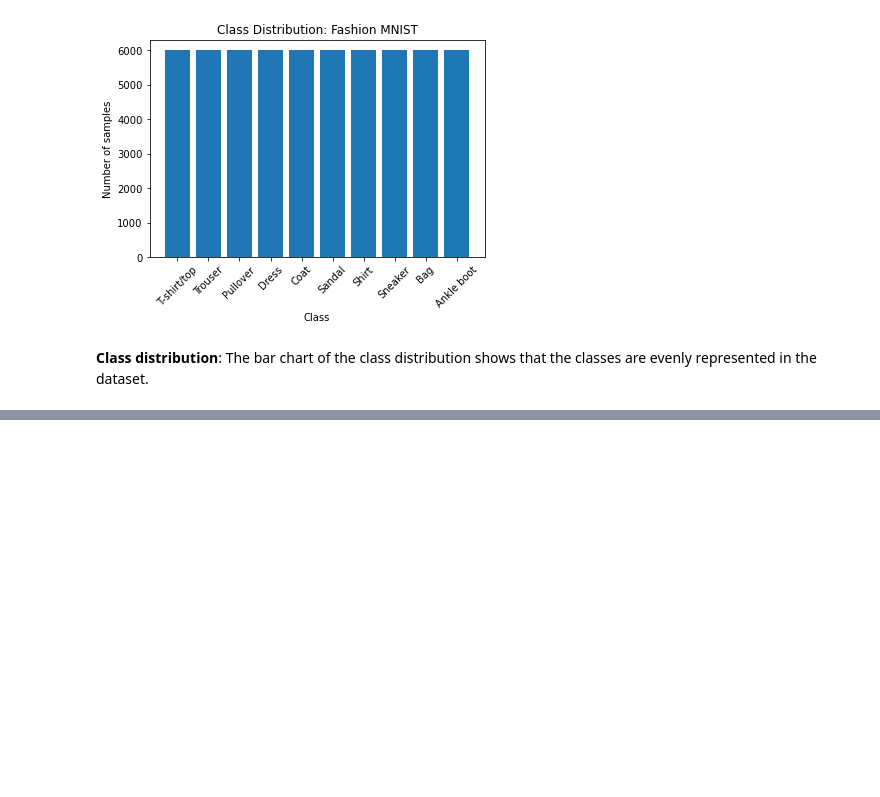
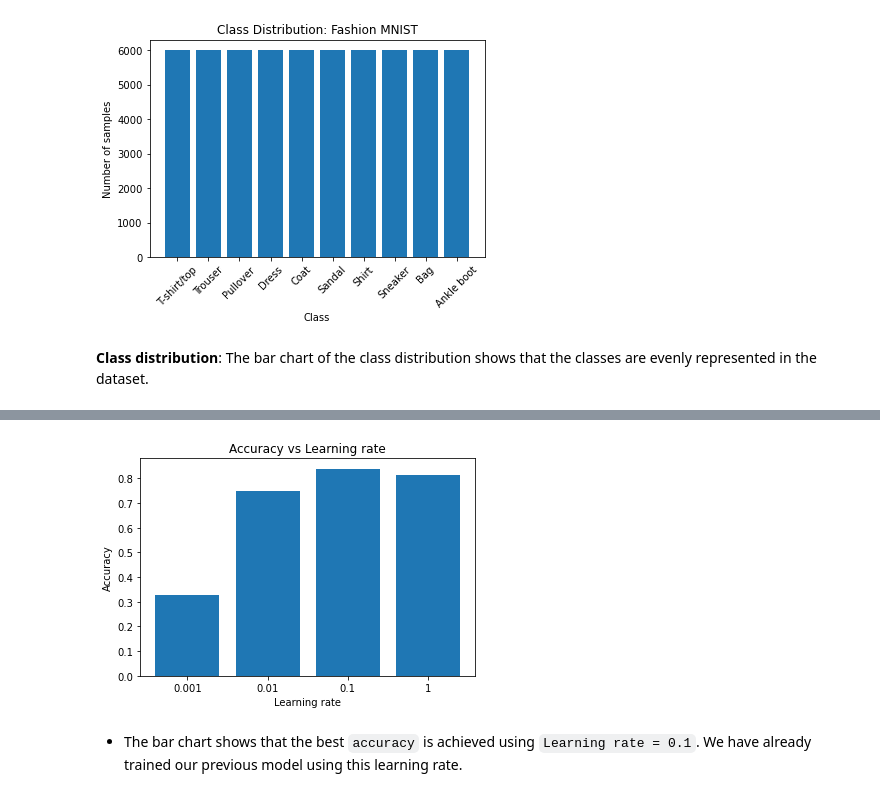
Before and after one commit to kashifliaqat/Data_Science_and_Machine-Learning, a Jupyter notebook: Supervised_Learning/5_Deep_Neural_Network/deep_nn_scratch.ipynb, the cells around one changed output, grey strips where cells are left out. Drawn from its saved outputs; the diff is of its cells as text; code cells hidden in the pictures; blank space fills up the shorter version.

```diff
--- a/Supervised_Learning/5_Deep_Neural_Network/deep_nn_scratch.ipynb
+++ b/Supervised_Learning/5_Deep_Neural_Network/deep_nn_scratch.ipynb
@@ -294,0 +469,11 @@ sum([int(net.predict(x) == y) for x, y in zip(flat_test_X, test_y)])/len(onehot_
+# %%
+# the following code runs the network for different learning rates and calculates accuracy.
+lr_values = [0.001, 0.01, 0.1, 1]  # different values of learning rate to try
+accuracy_values = []  # to store the accuracy for each learning rate value
+# loop over each learning_rate value
+for alpha in lr_values:
+    DNN2 = DeepNeuralNet(layers = [784, 240, 120, 60, 10])
+    print("Learning Rate:", alpha)
+    DNN2.train(flat_train_X, onehot_train_y, alpha=alpha, epochs=2)
+    accuracy = sum([int(DNN2.predict(x) == y) for x, y in zip(flat_test_X, y_test)])/len(onehot_test_y)
+    accuracy_values.append(accuracy)
@@ -294,0 +497,12 @@ sum([int(net.predict(x) == y) for x, y in zip(flat_test_X, test_y)])/len(onehot_
+# %%
+# Create a bar graph. Each bar represents the accuracy value for a different learning rate.
+plt.bar(range(len(accuracy_values)), accuracy_values)
+plt.xticks(range(len(lr_values)), lr_values)
+plt.xlabel('Learning rate')
+plt.ylabel('Accuracy')
+plt.title('Accuracy vs Learning rate')
+plt.show()
+# %% [output]
+[figure, added]
+# %% [markdown]
+- The bar chart shows that the best `accuracy` is achieved using `Learning rate = 0.1`. We have already trained our previous model using this learning rate.
```
Also changed, not shown: parts of 19 cells of this notebook, 2 other files.
